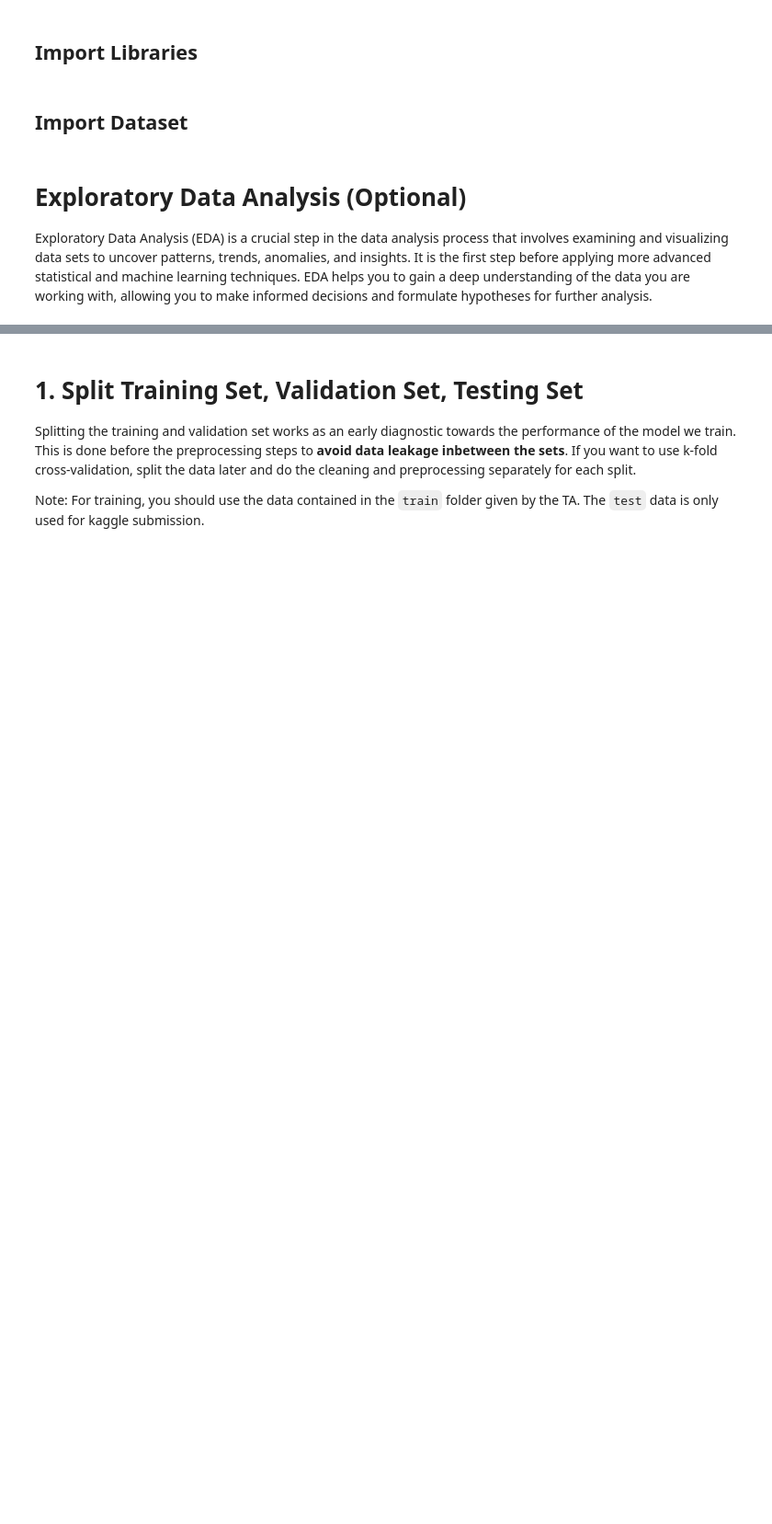
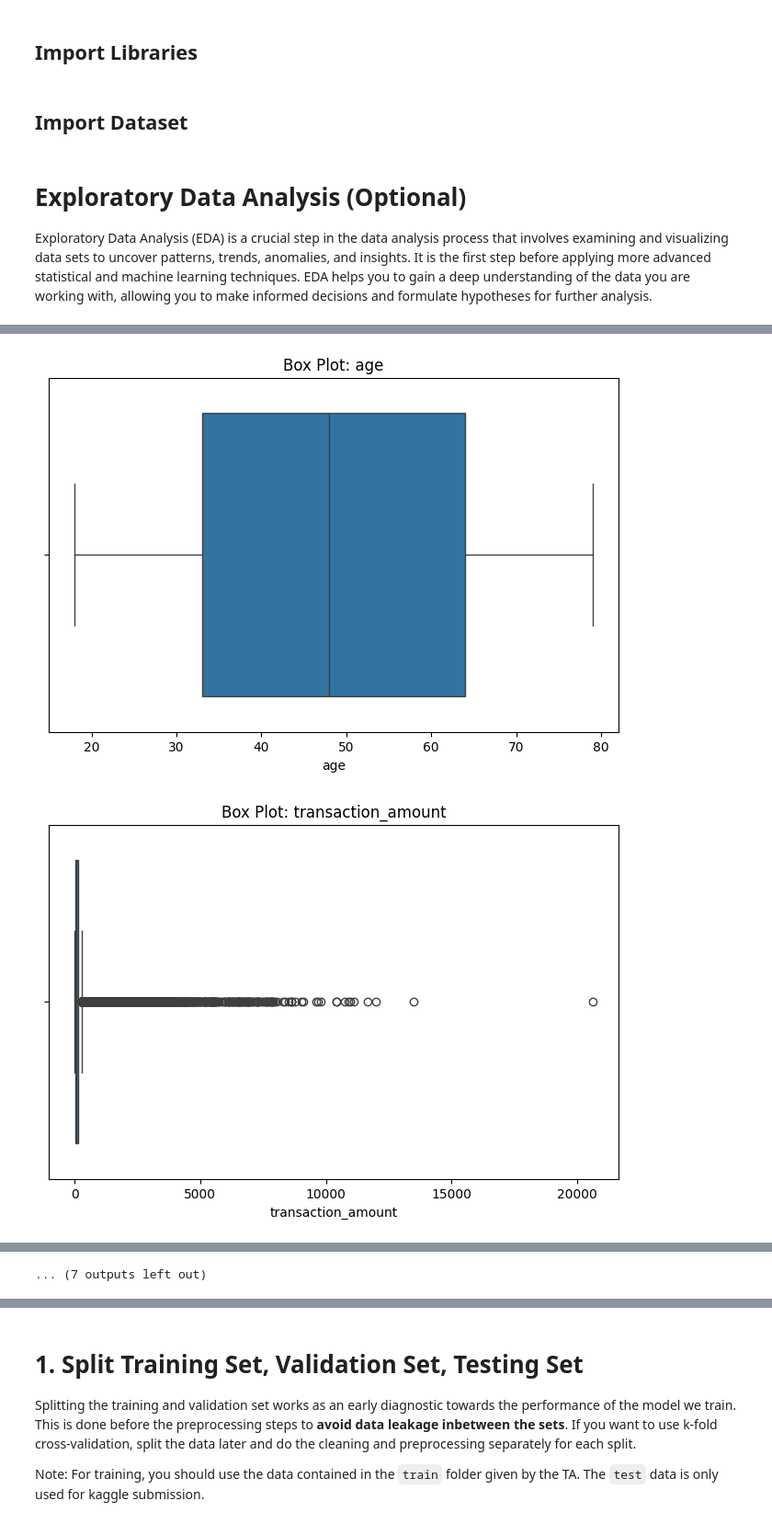
Before and after one commit to StefanyJosefina/IF3070-Tubes2-DIAatauAku, a Jupyter notebook: src/IF3070_Dasar_Artificial_Intelligence___Tugas_Besar_2_Notebook_Template.ipynb, the cells around one changed output, grey strips where cells are left out. Shown at 92% size. Saved outputs shown, nothing was run; the diff lists cells and outputs as text; code cells hidden in the pictures; blank space fills up the shorter version.

```diff
--- a/src/IF3070_Dasar_Artificial_Intelligence___Tugas_Besar_2_Notebook_Template.ipynb
+++ b/src/IF3070_Dasar_Artificial_Intelligence___Tugas_Besar_2_Notebook_Template.ipynb
@@ -51,0 +123,17 @@ memory usage: 23.7+ MB
+# %%
+print("=== MISSING VALUES ===")
+missing_values = df.isnull().sum().sort_values(ascending=False)
+print(missing_values)
+
+print("\n=== % MISSING ===")
+missing_pct = (df.isnull().sum() / len(df)) * 100
+print(missing_pct.sort_values(ascending=False))
+
+# Fake null
+fake_nulls = ["", " ", "-", ".", "?", "None", "nan", "NaN", "NULL"]
+
+print("\n=== CHECK FAKE NULLS IN CATEGORICAL FEATURES ===")
+for col in df.select_dtypes(include='object').columns:
+    cnt = df[col].isin(fake_nulls).sum()
+    if cnt > 0:
+        print(f"{col}: {cnt} fake nulls found")
@@ -51,0 +179,34 @@ memory usage: 23.7+ MB
+# %%
+import seaborn as sns
+import matplotlib.pyplot as plt
+
+numeric_cols = [
+    'age',
+    'transaction_amount',
+    'time_of_day',
+    'day_of_week',
+    'transaction_duration',
+    'num_prev_transactions',
+    'avg_transaction_amount',
+    'std_transaction_amount',
+    'transactions_last_24h',
+    'transactions_last_1h',
+    'failed_login_attempts',
+    'ip_risk_score',
+    'device_trust_score',
+    'account_age_days',
+    'shared_ip_users',
+    'shared_device_users',
+    'merchant_risk',
+    'country_risk',
+    'distance_from_home'
+]
+
+for col in numeric_cols:
+    plt.figure(figsize=(8, 5))
+    sns.boxplot(x=df[col])
+    plt.title(f"Box Plot: {col}")
+    plt.show()
+# %% [output]
+[figure, added]
+[figure, added]
@@ -51,0 +223 @@ memory usage: 23.7+ MB
+... (7 outputs left out)
```
Also changed, not shown: parts of 32 cells of this notebook, 2 other files.
